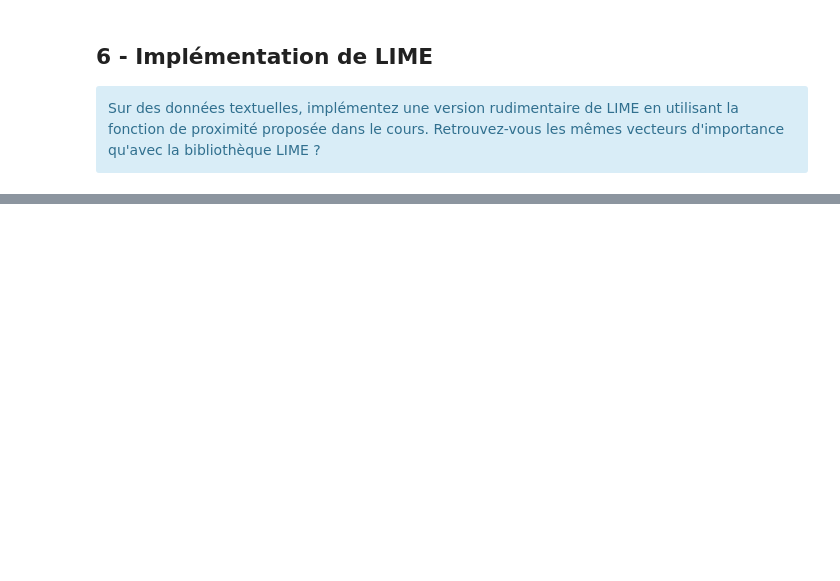
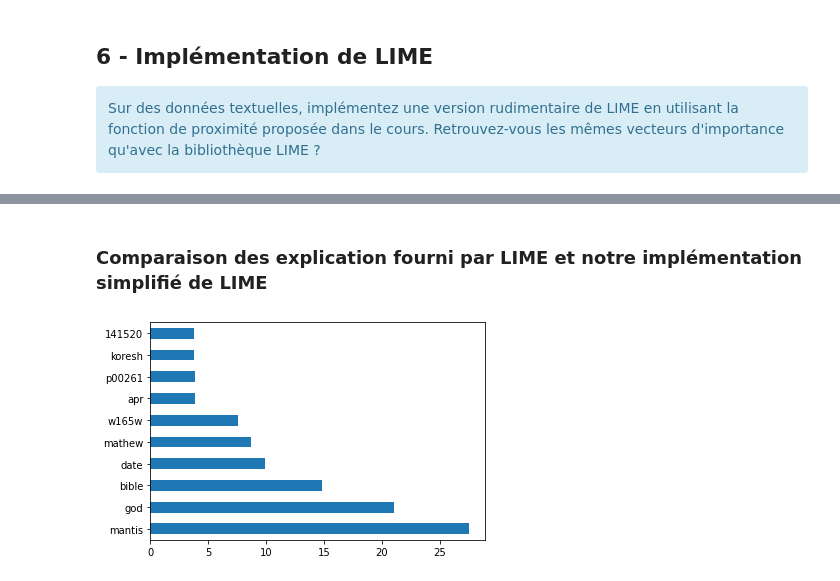
Before and after one commit to nour-bouchouchi/M2-XAI, a Jupyter notebook: tme3_Bouchouchi_Borchani.ipynb, the cells around one changed output, grey strips where cells are left out. Cells and saved outputs as stored; diff of their text form; code cells hidden in the pictures; blank space fills up the shorter version.

```diff
--- a/tme3_Bouchouchi_Borchani.ipynb
+++ b/tme3_Bouchouchi_Borchani.ipynb
@@ -849,0 +751,47 @@ print(explanation)
+# %%
+def LIME(x, f, N, feature_names):
+    Z = []  # données modifiées
+    Pf = []  # prédiction par le classifieur
+    W = []  # poids
+    classe_x = f.predict(x)  # classe de la donnée à expliquer
+    nb_mots = x.shape[1]  # Nombre de mots dans la donnée d'intérêt
+
+    for _ in range(N):
+        # Conversion matrice pour manipulation
+        x_prim = x.todok()
+
+        percentage = np.random.rand(1)
+        indices_mots_existants = list(x_prim.keys())
+        indices_mot_supp = random.sample(indices_mots_existants, int(percentage * len(indices_mots_existants)))
+        for idx in indices_mot_supp:
+            x_prim[0, idx] = 0.0
+
+        # Calcule des poids
+        nb_mots_supp = nb_mots - len(indices_mot_supp)
+        wi = 1 - nb_mots_supp / nb_mots
+        W.append(wi)
+
+        # Reconversion matrice au format CSR
+        zi = (x_prim).tocsr()
+        Z.append(zi)
+
+        prob_pred = f.predict_proba(zi)
+        Pf.append(prob_pred[0][classe_x])
+
+
+
+    #Modèle linéaire
+    Z_csr = sp.vstack([zi.multiply(w) for zi,w in zip(Z,W)])
+    g = LinearRegression()
+    g.fit(Z_csr, Pf)
+
+    coefs = g.coef_[0]
+
+    features_first = coefs * x.toarray()[0]
+    pd.Series(features_first, index=feature_names).nlargest(10).plot(kind='barh')
+# %% [markdown]
+### Comparaison des explication fourni par LIME et notre implémentation simplifié de LIME
+# %%
+LIME(X_test[0], clf, 1000, feature_names)
+# %% [output]
+[figure, added]
```
Also changed, not shown: parts of 49 cells of this notebook.
